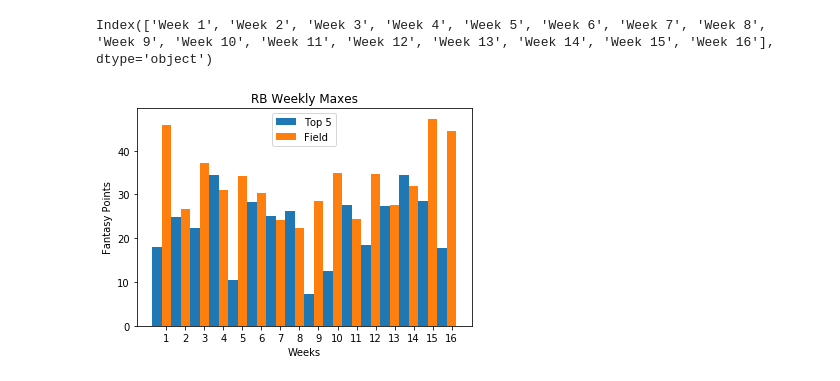
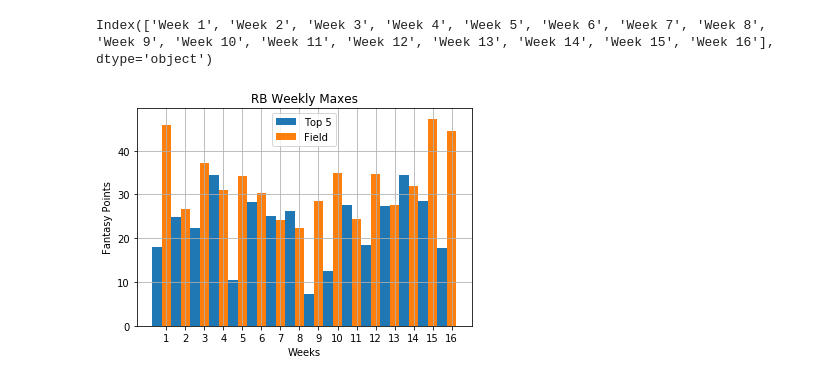
Before and after one commit to MTMUTH/Group_Project_01, a Jupyter notebook: FFL_CleanData_BB_v2.ipynb, the cells around one changed output. Saved outputs shown, nothing was run; the diff lists cells and outputs as text; code cells hidden in the pictures.

```diff
--- a/FFL_CleanData_BB_v2.ipynb
+++ b/FFL_CleanData_BB_v2.ipynb
@@ -376,26 +376,30 @@ Index(['Week 1', 'Week 2', 'Week 3', 'Week 4', 'Week 5', 'Week 6', 'Week 7', 'We
 # %%
 #RB Weekly Maxes
 N = 16
 Top5_RB = (17.9, 24.8, 22.3	,34.5, 10.5, 28.3, 25.0, 26.3, 7.2, 12.6, 27.7, 18.4, 27.3, 34.4, 28.6, 17.7)
 Field_RB = (45.8, 26.6, 37.1, 31.0, 34.3, 30.4, 24.1, 22.4, 28.4, 35.0, 24.3, 34.7, 27.7, 31.9, 47.3, 44.6)
 
 ind = np.arange(N)
 width = 0.50
 plt.bar(ind, Top5_RB, width, label='Top 5')
 plt.bar(ind + width, Field_RB, width,
     label='Field')
 
 plt.xlabel('Weeks')
 plt.ylabel('Fantasy Points')
 plt.title('RB Weekly Maxes')
 
+plt.xlim(-0.75, len(x_axis)-0.25)
+plt.ylim(0, max(bars_in_cities)+0.4)
+
 plt.xticks(ind + width / 1, ('1', '2', '3', '4', '5', '6', '7', '8', '9', '10', '11', '12', '13', '14', '15', '16'))
 plt.legend(loc='best')
 
 plt.savefig('RB_Weekly_Maxes.png')
+plt.grid()
 plt.show()
 # %% [output]
-[figure, old version]
+[figure, new version]
 # %%
 #WR Weekly Maxes
 
```
Also changed, not shown: parts of 2 cells of this notebook, 2 other files.
